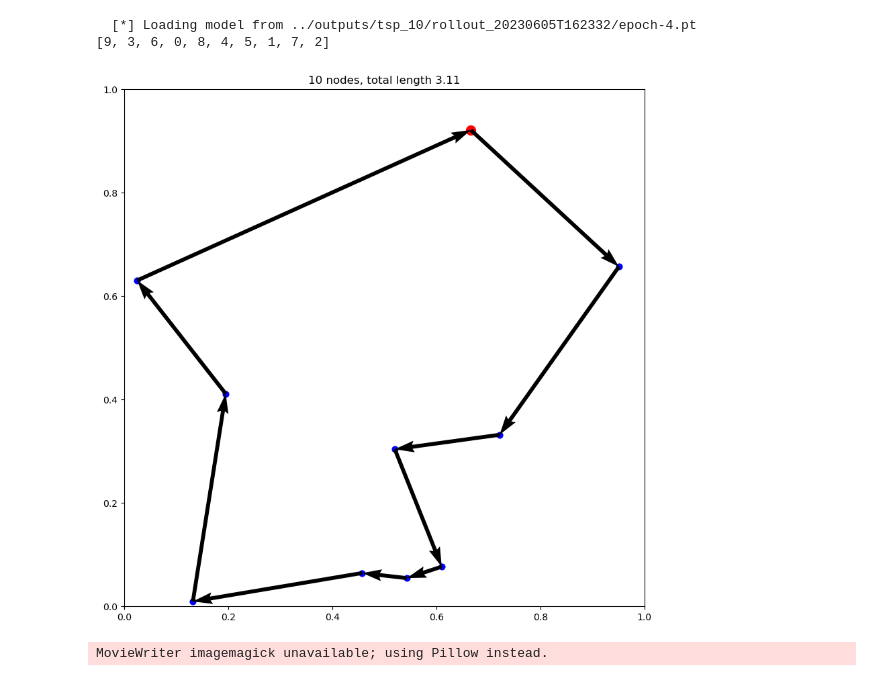
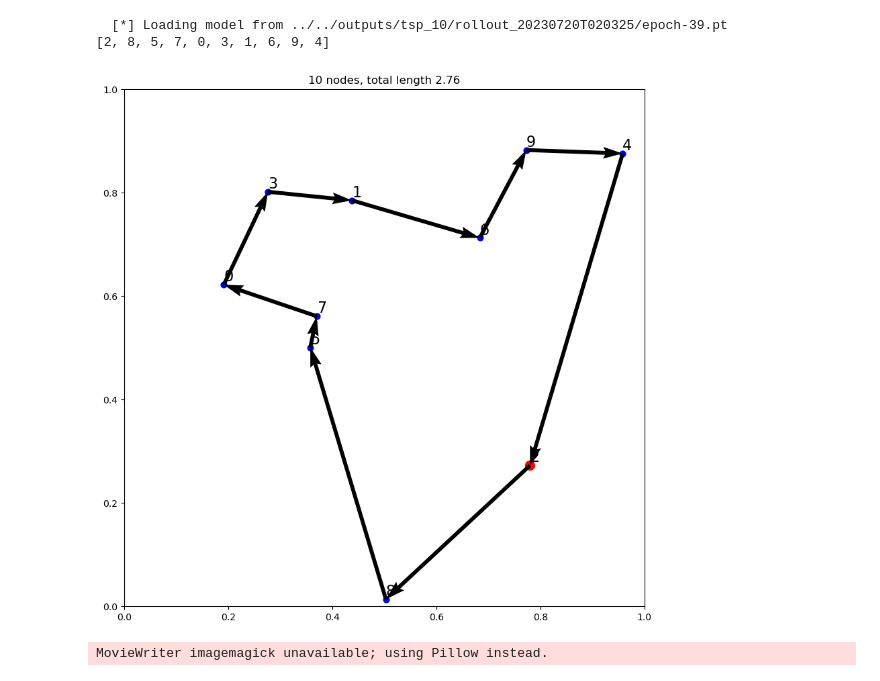
Before and after one commit to kfragkedaki/Master_Thesis, a Jupyter notebook: src/notebooks/simple_tsp.ipynb, the cells around one changed output. Drawn from its saved outputs; the diff is of its cells as text; code cells hidden in the pictures.

Commit message:
add and fix plots for analysis

```diff
--- a/src/notebooks/simple_tsp.ipynb
+++ b/src/notebooks/simple_tsp.ipynb
@@ -9,8 +9,9 @@ import torch
 # %%
 from src.utils import load_model
-model, _ = load_model('../../outputs/tsp_10/rollout_20230602T185729')
+model, _ = load_model('../../outputs/tsp_10/rollout_20230720T020325')
 model.eval()  # Put in evaluation mode to not track gradients
 
+np.random.seed(1234)
 xy = np.random.rand(10, 2)
 
 def make_oracle(model, xy, temperature=1.0):
@@ -50,11 +51,11 @@ def make_oracle(model, xy, temperature=1.0):
             #assert np.allclose(p.sum().item(), 1)
         return p.numpy()
 
-    return oracle
+    return oracle, xyt, embeddings
 
 
 
-oracle = make_oracle(model, xy)
+oracle, input, embeddings = make_oracle(model, xy)
 
 sample = False
 tour = []
@@ -75,8 +76,8 @@ while(len(tour) < len(xy)):
 
 print(tour)
 # %% [output]
-  [*] Loading model from ../outputs/tsp_10/rollout_20230605T162332/epoch-4.pt
-[9, 3, 6, 0, 8, 4, 5, 1, 7, 2]
+  [*] Loading model from ../../outputs/tsp_10/rollout_20230720T020325/epoch-39.pt
+[2, 8, 5, 7, 0, 3, 1, 6, 9, 4]
 # %%
 %matplotlib inline
 from matplotlib import pyplot as plt
@@ -92,36 +93,39 @@ def plot_tsp(xy, tour, ax1):
     """
     Plot the TSP tour on matplotlib axis ax1.
     """
 
     ax1.set_xlim(0, 1)
     ax1.set_ylim(0, 1)
 
     xs, ys = xy[tour].transpose()
     xs, ys = xy[tour].transpose()
     dx = np.roll(xs, -1) - xs
     dy = np.roll(ys, -1) - ys
     d = np.sqrt(dx * dx + dy * dy)
     lengths = d.cumsum()
 
-    # Scatter nodes
-    ax1.scatter(xs, ys, s=40, color='blue')
+    # Scatter nodes with node index
+    for i, (x, y) in enumerate(zip(xs, ys)):
+        ax1.scatter(x, y, s=40, color='blue')
+        ax1.annotate(str(tour[i]), (x, y), fontsize=16, ha='left', va='bottom')
+
     # Starting node
     ax1.scatter([xs[0]], [ys[0]], s=100, color='red')
 
     # Arcs
     qv = ax1.quiver(
         xs, ys, dx, dy,
         scale_units='xy',
         angles='xy',
         scale=1,
     )
 
     ax1.set_title('{} nodes, total length {:.2f}'.format(len(tour), lengths[-1]))
 
 fig, ax = plt.subplots(figsize=(10, 10))
 plot_tsp(xy, tour, ax)
 # %% [output]
-[figure, old version]
+[figure, new version]
 # %%
 from matplotlib.collections import PatchCollection
 from matplotlib.patches import Rectangle
```
Also changed, not shown: parts of 17 cells of this notebook, 7 other files.
